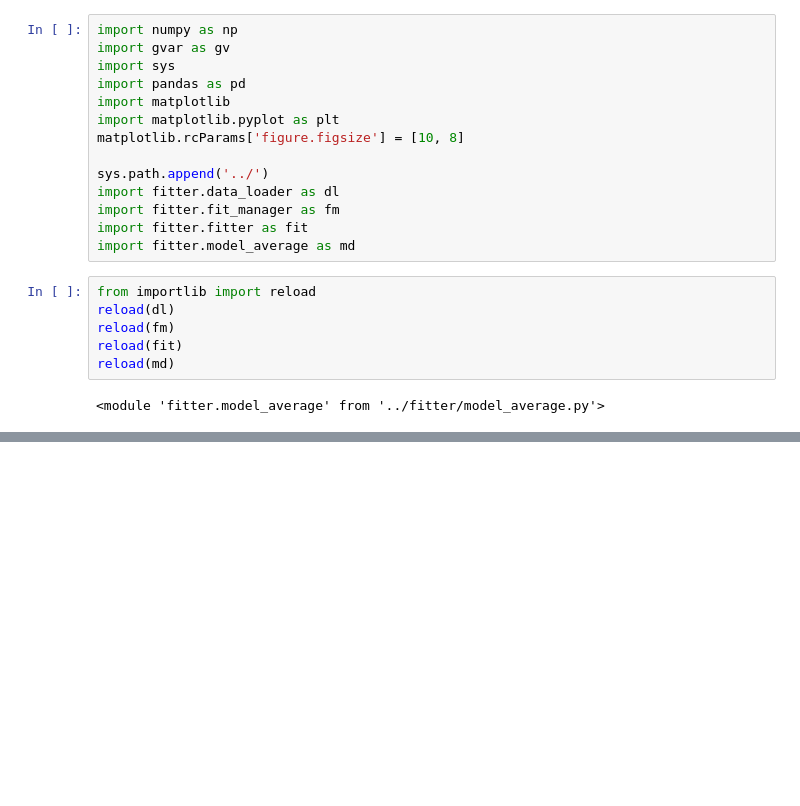
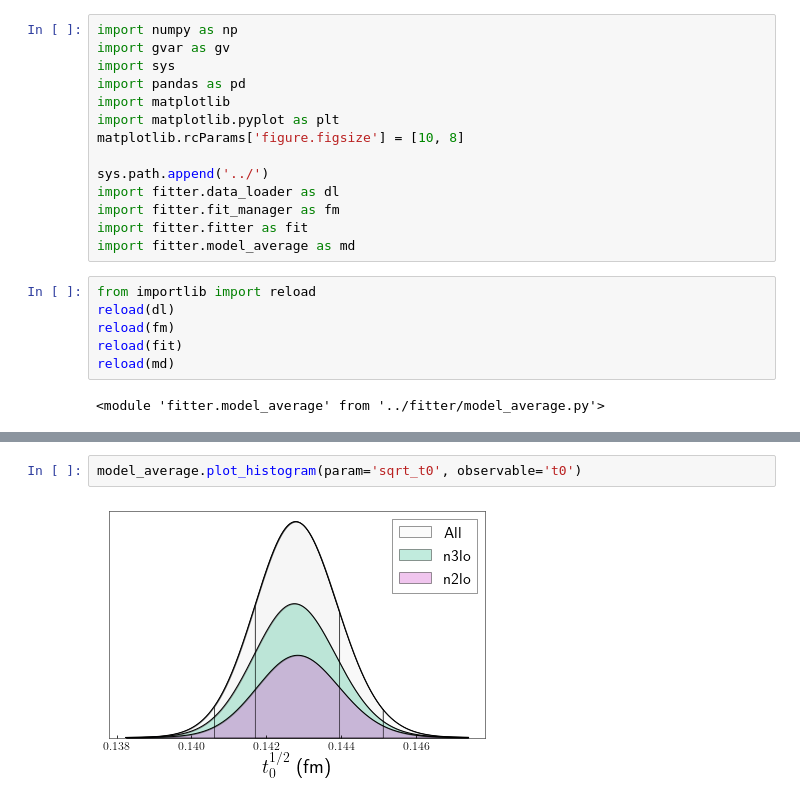
Before and after one commit to callat-qcd/project_scale_setting_mdwf_hisq, a Jupyter notebook: notebooks/average_models.ipynb, the cells around one changed output, grey strips where cells are left out. Drawn from its saved outputs; the diff is of its cells as text; blank space fills up the shorter version.

```diff
--- a/notebooks/average_models.ipynb
+++ b/notebooks/average_models.ipynb
@@ -56 +56,5 @@ model_average.plot_histogram(param='w0')
+# %%
+model_average.plot_histogram(param='sqrt_t0', observable='t0')
+# %% [output]
+[figure, added]
 # %%
```
Also changed, not shown: parts of 6 cells of this notebook, 1 other file.
